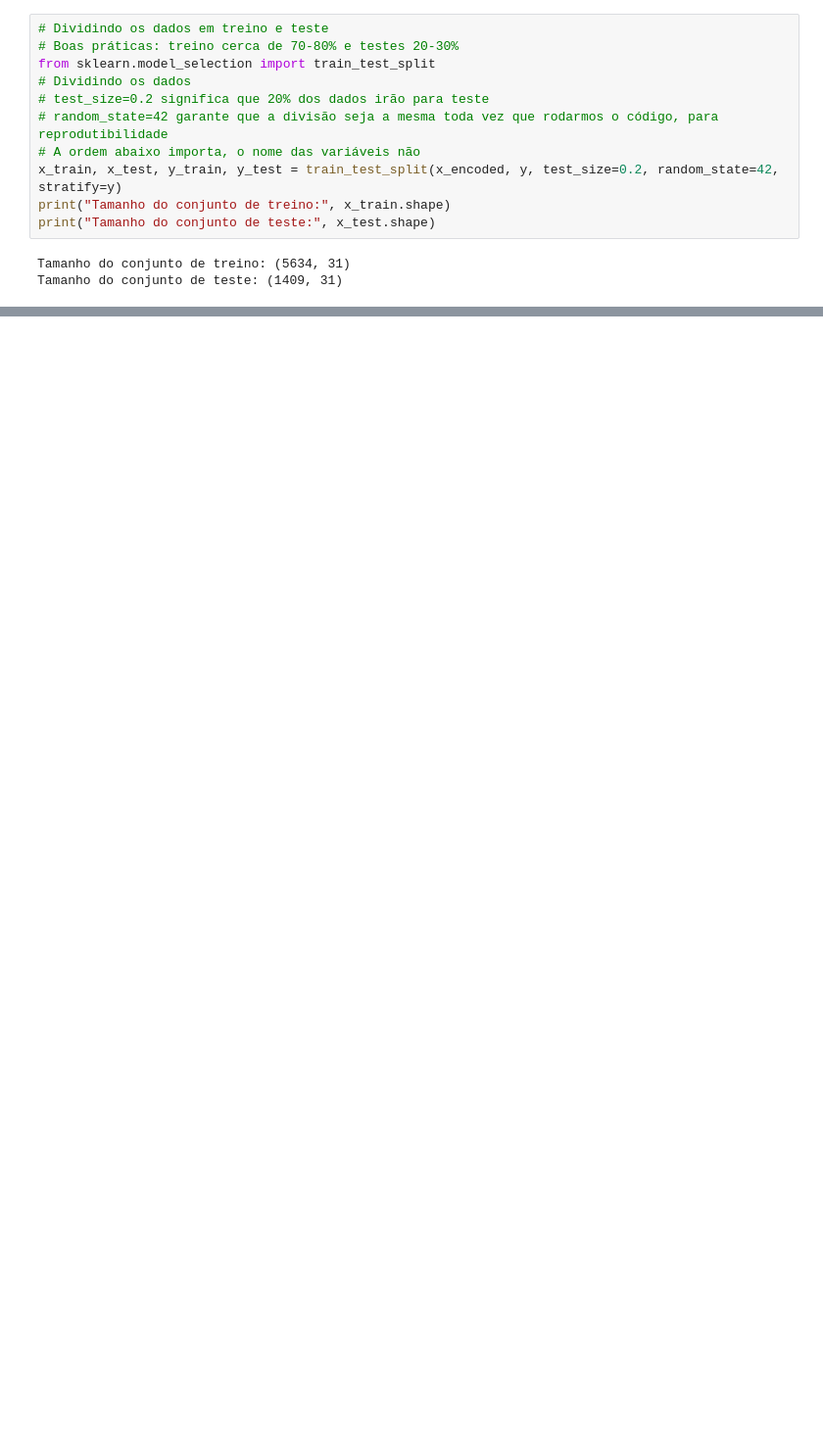
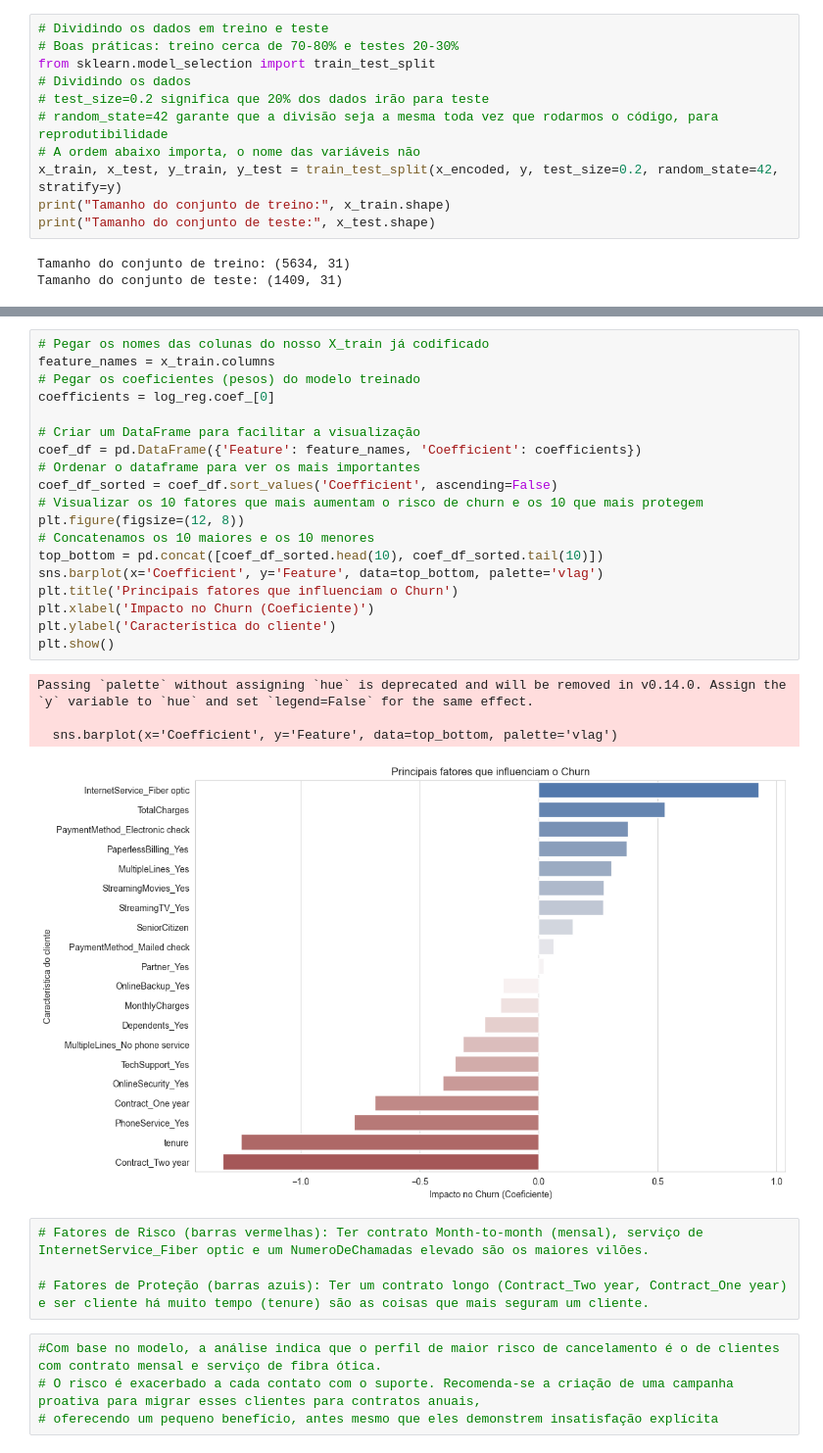
Before and after one commit to victor-roliveira/analise-churn-py, a Jupyter notebook: analise.ipynb, the cells around one changed output, grey strips where cells are left out. Shown at 98% size. Saved outputs shown, nothing was run; the diff lists cells and outputs as text; blank space fills up the shorter version.

```diff
--- a/analise.ipynb
+++ b/analise.ipynb
@@ -330,0 +344,32 @@ Não Churn (0)       0.85      0.89      0.87      1035
+# %%
+# Pegar os nomes das colunas do nosso X_train já codificado
+feature_names = x_train.columns
+# Pegar os coeficientes (pesos) do modelo treinado
+coefficients = log_reg.coef_[0]
+
+# Criar um DataFrame para facilitar a visualização
+coef_df = pd.DataFrame({'Feature': feature_names, 'Coefficient': coefficients})
+# Ordenar o dataframe para ver os mais importantes
+coef_df_sorted = coef_df.sort_values('Coefficient', ascending=False)
+# Visualizar os 10 fatores que mais aumentam o risco de churn e os 10 que mais protegem
+plt.figure(figsize=(12, 8))
+# Concatenamos os 10 maiores e os 10 menores
+top_bottom = pd.concat([coef_df_sorted.head(10), coef_df_sorted.tail(10)])
+sns.barplot(x='Coefficient', y='Feature', data=top_bottom, palette='vlag')
+plt.title('Principais fatores que influenciam o Churn')
+plt.xlabel('Impacto no Churn (Coeficiente)')
+plt.ylabel('Característica do cliente')
+plt.show()
+# %% [output]
+Passing `palette` without assigning `hue` is deprecated and will be removed in v0.14.0. Assign the `y` variable to `hue` and set `legend=False` for the same effect.
+
+  sns.barplot(x='Coefficient', y='Feature', data=top_bottom, palette='vlag')
+[figure, added]
+# %%
+# Fatores de Risco (barras vermelhas): Ter contrato Month-to-month (mensal), serviço de InternetService_Fiber optic e um NumeroDeChamadas elevado são os maiores vilões.
+
+# Fatores de Proteção (barras azuis): Ter um contrato longo (Contract_Two year, Contract_One year) e ser cliente há muito tempo (tenure) são as coisas que mais seguram um cliente.
+# %%
+#Com base no modelo, a análise indica que o perfil de maior risco de cancelamento é o de clientes com contrato mensal e serviço de fibra ótica.
+# O risco é exacerbado a cada contato com o suporte. Recomenda-se a criação de uma campanha proativa para migrar esses clientes para contratos anuais,
+# oferecendo um pequeno benefício, antes mesmo que eles demonstrem insatisfação explícita
```
Also changed, not shown: parts of 11 cells of this notebook, 4 other files.
